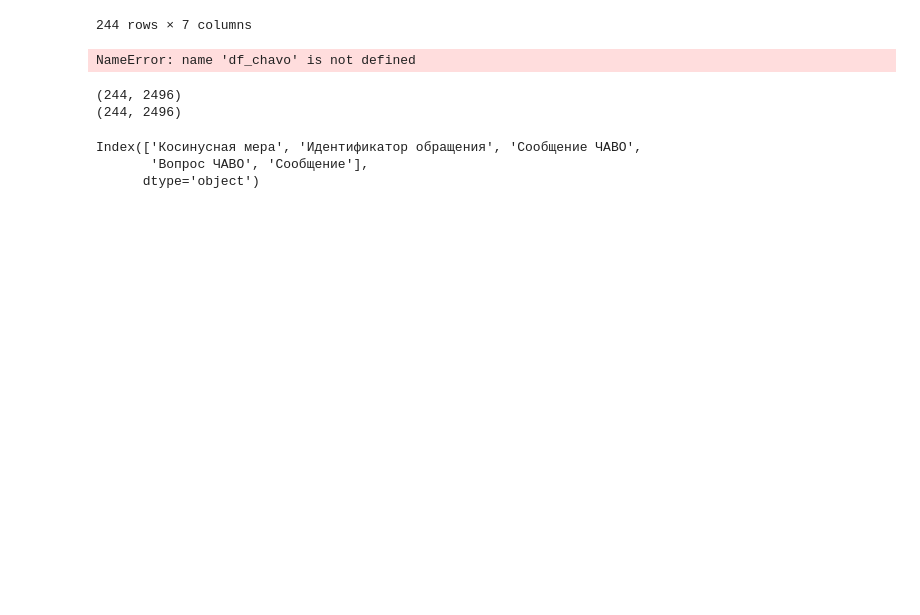
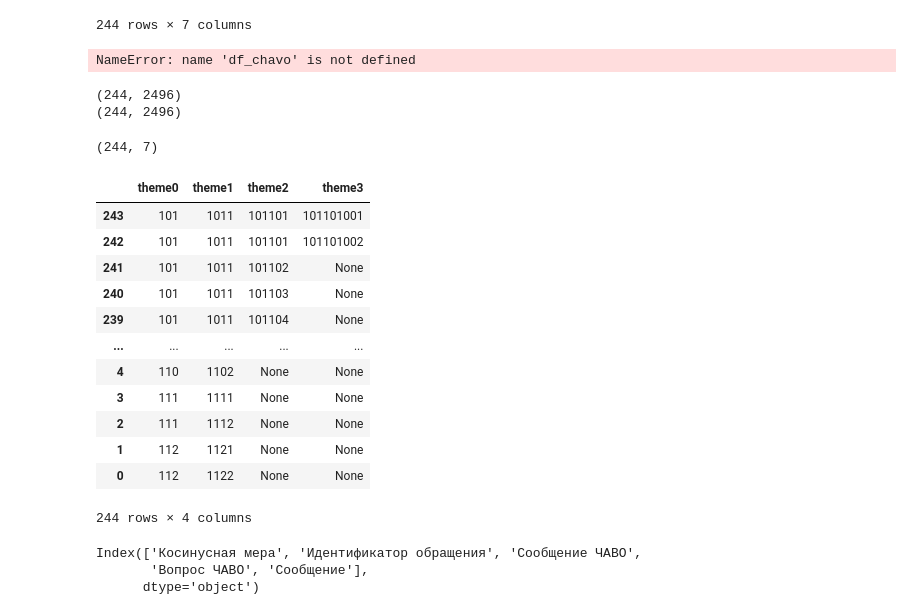
Before and after one commit to shushkova/diplom, a Jupyter notebook: td/classif/4.ipynb, the cells around one changed output. Cells and saved outputs as stored; diff of their text form; code cells hidden in the pictures; blank space fills up the shorter version.

```diff
--- a/td/classif/4.ipynb
+++ b/td/classif/4.ipynb
@@ -284,6 +270,26 @@ data_csv = CousinDist(df_chavo, data_csv)
 # %% [output]
 (244, 2496)
 (244, 2496)
+# %%
+df_chavo.shape
+# %% [output]
+(244, 7)
+# %%
+df_chavo[['theme0', 'theme1', 'theme2', 'theme3']].drop_duplicates()
+# %% [output]
+|  | theme0 | theme1 | theme2 | theme3 |
+| 243 | 101 | 1011 | 101101 | 101101001 |
+| 242 | 101 | 1011 | 101101 | 101101002 |
+| 241 | 101 | 1011 | 101102 | None |
+| 240 | 101 | 1011 | 101103 | None |
+| 239 | 101 | 1011 | 101104 | None |
+| ... | ... | ... | ... | ... |
+| 4 | 110 | 1102 | None | None |
+| 3 | 111 | 1111 | None | None |
+| 2 | 111 | 1112 | None | None |
+| 1 | 112 | 1121 | None | None |
+| 0 | 112 | 1122 | None | None |
+244 rows × 4 columns
 # %%
 data_csv.columns
 # %% [output]
```
Also changed, not shown: parts of 11 cells of this notebook, 5 other files.
